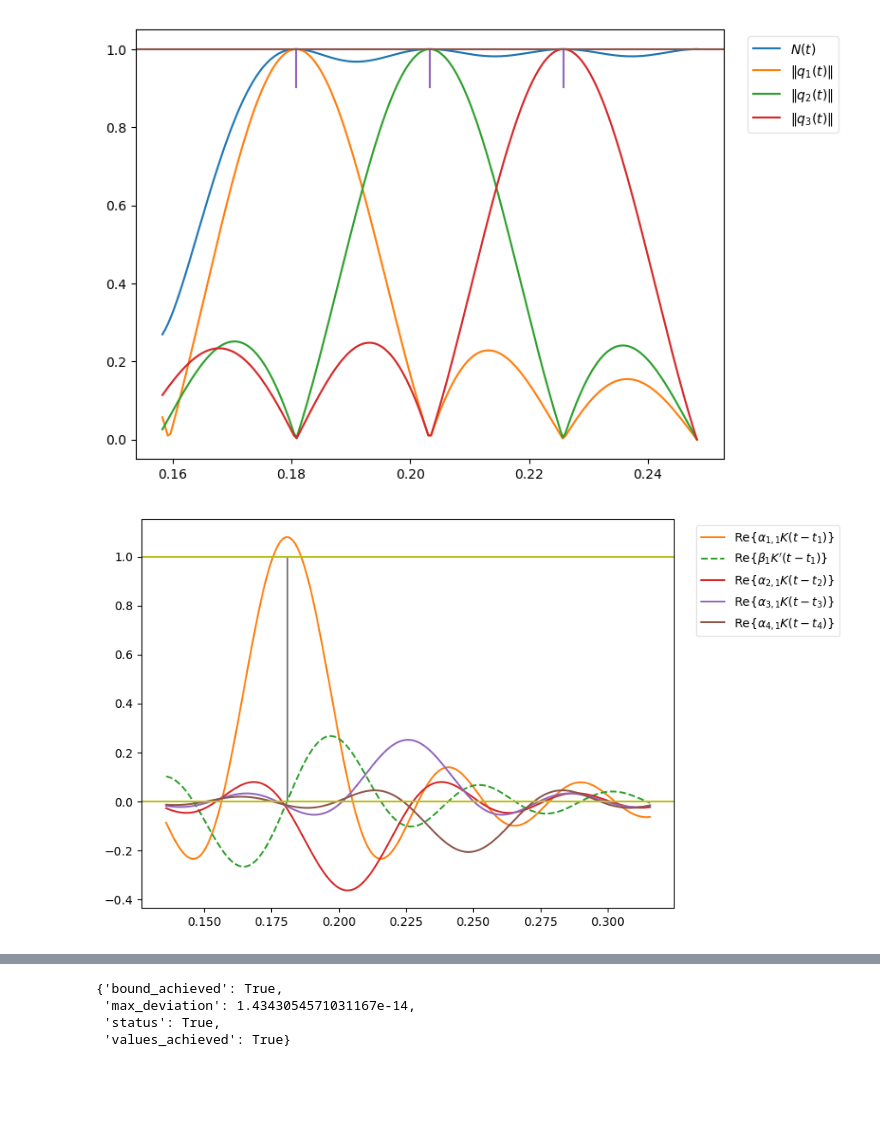
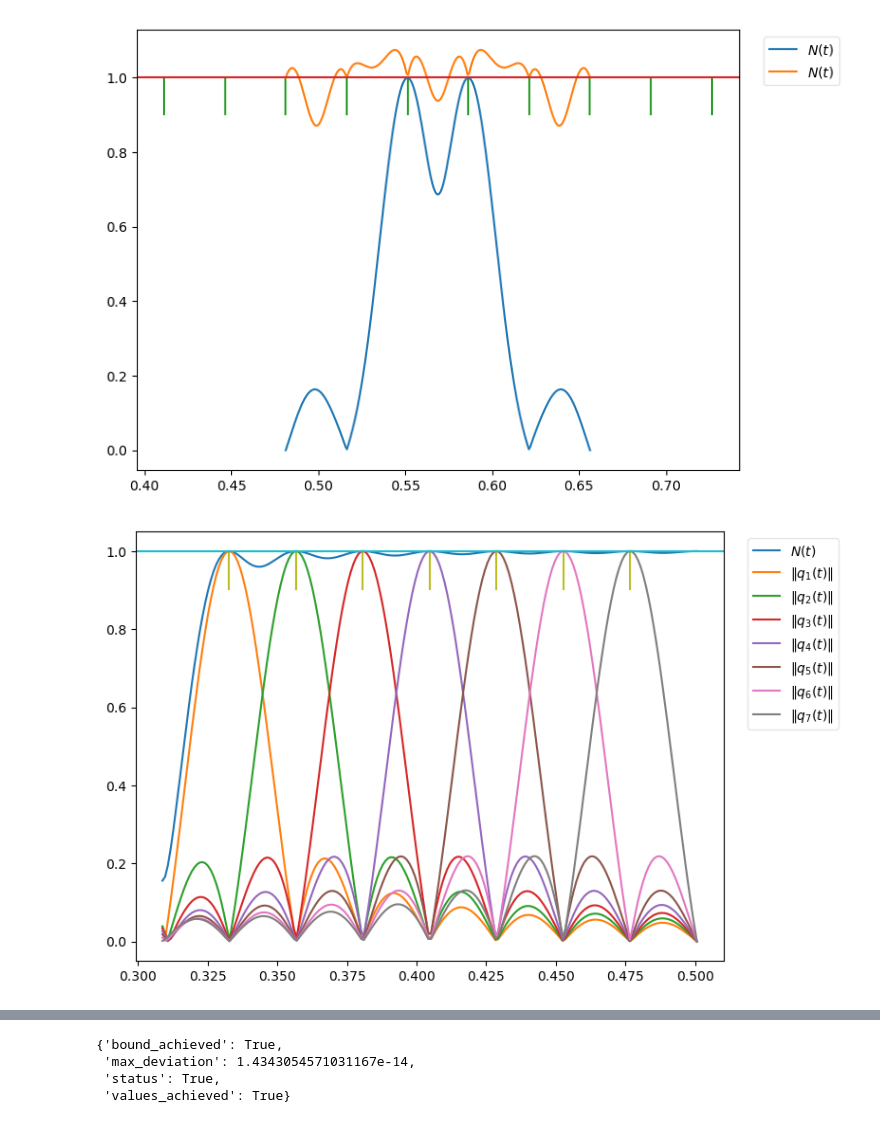
Before and after one commit to eonaran/sr_multisignals, a Jupyter notebook: plots.ipynb, the cells around one changed output, grey strips where cells are left out. Cells and saved outputs as stored; diff of their text form; code cells hidden in the pictures; blank space fills up the shorter version.

```diff
--- a/plots.ipynb
+++ b/plots.ipynb
@@ -14,9 +14,9 @@ reload(dual_certificates)
 reload(trig_poly)
 reload(plt_util)
 
-m = 5
+m = 10
 fc = 20
-min_separation = 0.45/fc
+min_separation = 0.7/fc
 #N = int(1.0/min_separation-1)
 N = m
 # N = 5
@@ -32,52 +32,77 @@ interpolator_2,coeffs_2, _, kernel_1 = dual_certificates.interpolate_multidim_wi
 
 # interpolator_3 = dual_certificates.interpolate_multidim_adjacent_samples(support, sign_pattern, kernel, random_derivatives = False)
 # interpolator_4 = dual_certificates.interpolate_multidim_adjacent_samples(support, sign_pattern, kernel, random_derivatives = True)
+# %%
+interpolator = interpolator_2
+extension = min_separation
+points = 200
+ts = np.linspace(max(support[3] - extension, 0), min(support[6] + extension , 1.0), points)
+values = interpolator(ts)
+
+plt.figure(figsize=figsize, dpi=100)
+ax = plt.gca()
+
+ys = np.linalg.norm(values[(4,5),:], axis=0)
+ax.plot(ts, ys, c='C0', label = r'$N(t)$')
+ys = np.linalg.norm(values[[a for a in range(m) if a not in (4,5) ],:], axis=0) + np.linalg.norm(values[(4,5),:], axis=0)
+ax.plot(ts, ys, c='C1', label = r'$N(t)$')
+
+# for k in [qss-1 for qss in qs]:
+#     ys = values[k,:]
+#     ax.plot(ts, np.absolute(ys), c = 'C'+str(j), label = r'$\Vert q_{%d}(t)\Vert $'%(k+1) )
+#     j  = j+1
+
+plt_util.plot_support_magnitude_lines(support, start = 0.9,  c = 'C2' )
+ax.axhline(1.0, c = 'C3')
+
+leg = plt.legend(loc=2, ncol=1, fancybox=True, bbox_to_anchor=(1.03, 1))
+leg.get_frame().set_alpha(0.5)
+# %% [output]
+[figure, added]
 # %%
 reload(plt_util)
-qs = [1,2,3]
+qs = [1,2,3,4,5,6,7]
 points = 200
 extension = min_separation
 # extension = 1
 ts = np.linspace(max(support[min(qs)-1] - extension,0), min(support[max(qs)-1] + extension , 1.0), points)
 # ts = np.linspace(support[0] - extension, support[-1] + extension, points)
-
 plt_util.plot_individual_magnitude(interpolator_2, support, qs=qs, ts=ts, plot_Nt = True)
 
-qs = [1]
-hops = 3
-extension = 2*min_separation
-# extension = 1
-ts = np.linspace(support[0] - extension, support[-1] + extension, points)
-plt_util.plot_individual_components(coeffs_2, support, kernel, kernel_1, qs = qs, ts = ts, hops=hops, diff_color = True)
+# qs = [1]
+# hops = 3
+# extension = 2*min_separation
+# # extension = 1
+# ts = np.linspace(support[0] - extension, support[-1] + extension, points)
+# plt_util.plot_individual_components(coeffs_2, support, kernel, kernel_1, qs = qs, ts = ts, hops=hops, diff_color = True)
 
-q = 1
-extension = min_separation
-# extension = 1
-hops = 1
-ts = np.linspace(max(support[q-1-hops] - extension,0), min(support[q-1+hops] + extension , 1.0), points)
-# ts = np.linspace(support[0] - extension, support[-1] + extension, points)
-plt_util.plot_2ndder_zoom(interpolator_2, support, q = q, ts = ts, hops = hops)
+# q = 1
+# extension = min_separation
+# # extension = 1
+# hops = 1
+# ts = np.linspace(max(support[q-1-hops] - extension,0), min(support[q-1+hops] + extension , 1.0), points)
+# # ts = np.linspace(support[0] - extension, support[-1] + extension, points)
+# plt_util.plot_2ndder_zoom(interpolator_2, support, q = q, ts = ts, hops = hops)
 
-plt_util.plot_coeffs(coeffs_2, m, fc)
+# plt_util.plot_coeffs(coeffs_2, m, fc)
 
 # plt_util.plot_trig_poly_magnitude_der_2ndder(interpolator_2, support)
 
 # plt.figure(0)
 # plt_util.plot_trig_poly_magnitude(interpolator_1)
 # plt_util.plot_support_magnitude_lines(support)
 # plt_util.plot_magnitude_bounds()
 # plt.figure(1)
 # plt_util.plot_trig_poly_magnitude(interpolator_2)
 # plt_util.plot_support_magnitude_lines(support)
 # plt_util.plot_magnitude_bounds()
 # plt.figure(2)
 # plt_util.plot_trig_poly_magnitude(interpolator_3)
 # plt_util.plot_support_magnitude_lines(support)
 # plt_util.plot_magnitude_bounds()
 # plt.figure(3)
 # plt_util.plot_trig_poly_magnitude(interpolator_4)
 # plt_util.plot_support_magnitude_lines(support)
 # plt_util.plot_magnitude_bounds()
 # %% [output]
-[figure, old version]
+[figure, new version]
-[figure, removed]
```
Also changed, not shown: parts of 2 cells of this notebook, 1 other file.
